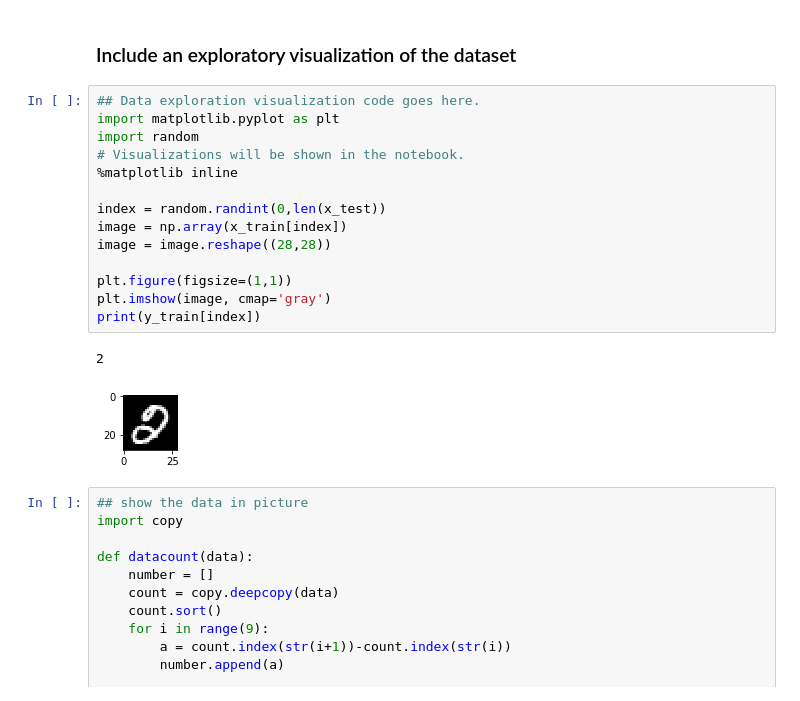
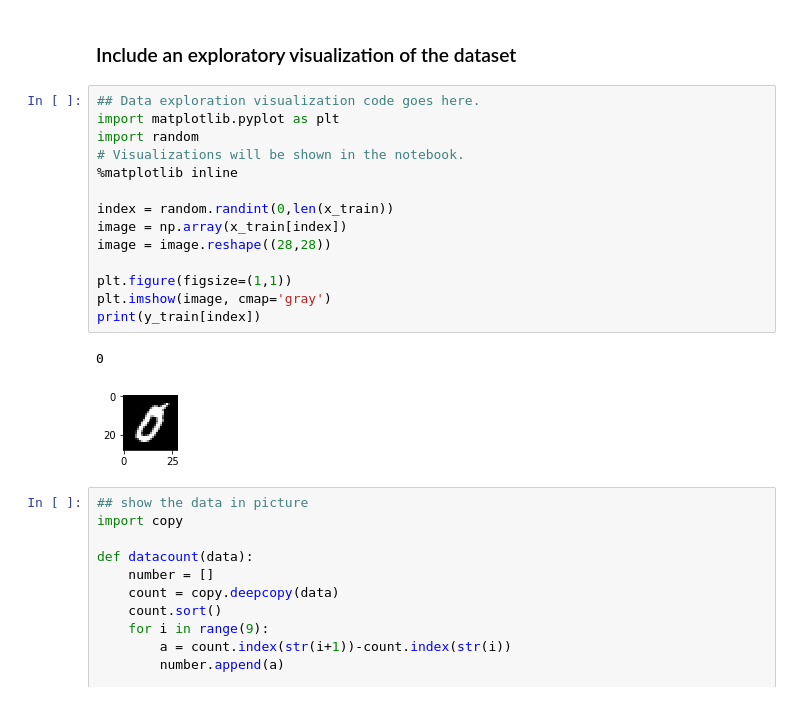
Before and after one commit to DongzhenHuangfu/digit_recognition, a Jupyter notebook: digit_recognizer.ipynb, the cells around one changed output. Cells and saved outputs as stored; diff of their text form.

```diff
--- a/digit_recognizer.ipynb
+++ b/digit_recognizer.ipynb
@@ -91,20 +92,20 @@ Number of classes = 10
 # %%
 ## Data exploration visualization code goes here.
 import matplotlib.pyplot as plt
 import random
 # Visualizations will be shown in the notebook.
 %matplotlib inline
 
-index = random.randint(0,len(x_test))
+index = random.randint(0,len(x_train))
 image = np.array(x_train[index])
 image = image.reshape((28,28))
 
 plt.figure(figsize=(1,1))
 plt.imshow(image, cmap='gray')
 print(y_train[index])
 # %% [output]
-2
+0
-[figure, old version]
+[figure, new version]
 # %%
 ## show the data in picture
 import copy
```
Also changed, not shown: parts of 7 cells of this notebook, 1 other file.
